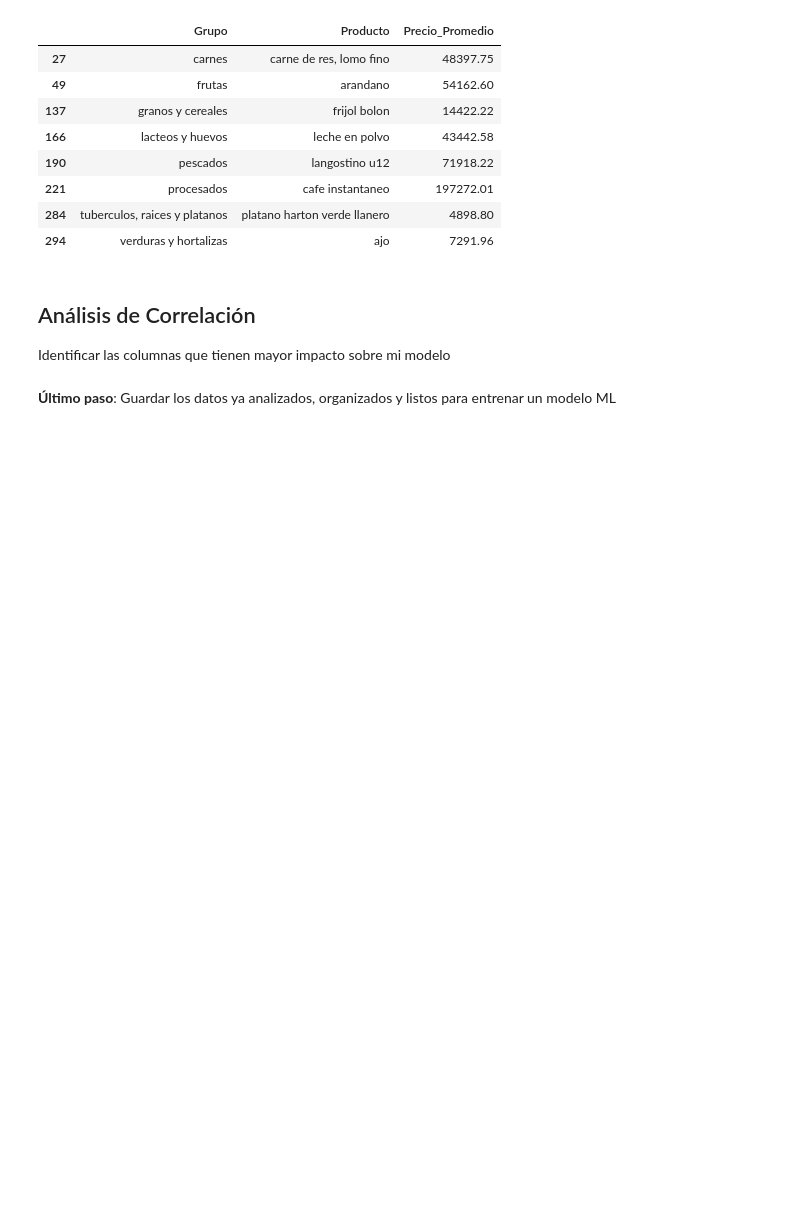
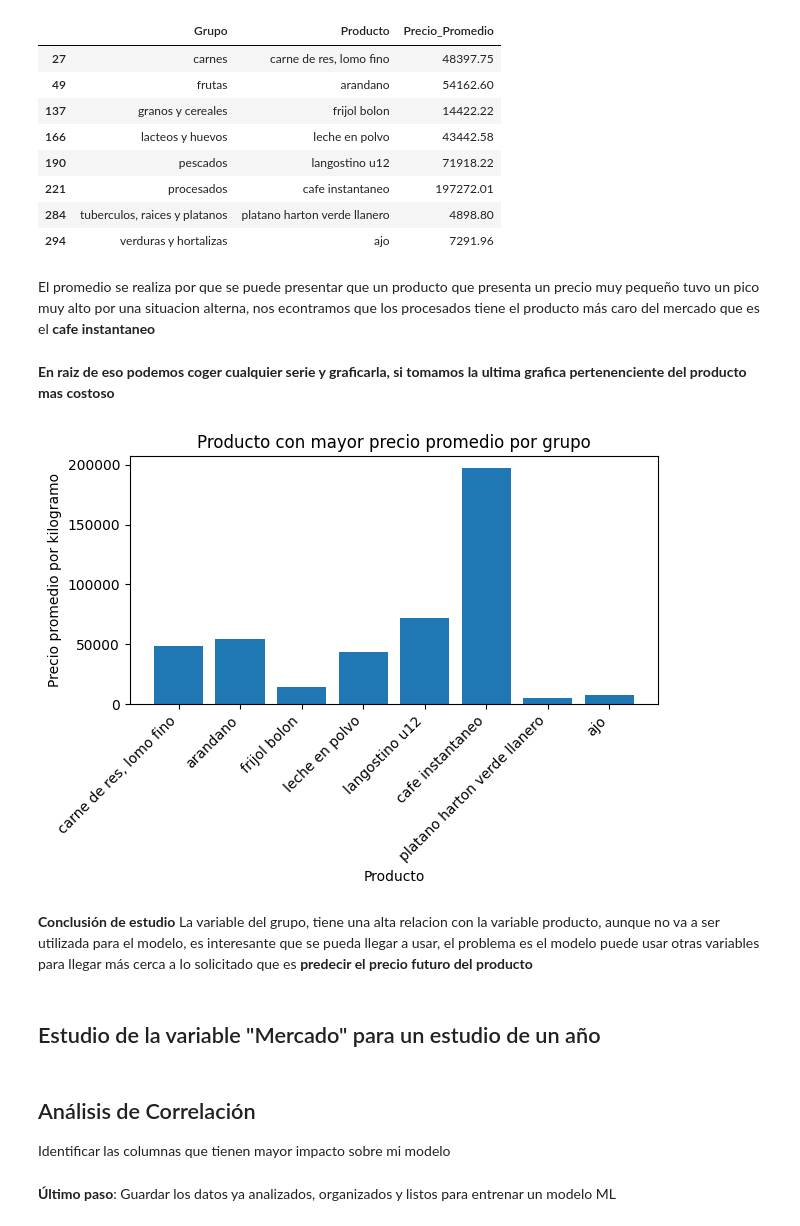
Before and after one commit to daniel-barona/proyecto_ciencia_datos, a Jupyter notebook: src/03_EDA.ipynb, the cells around one changed output. Drawn from its saved outputs; the diff is of its cells as text; code cells hidden in the pictures; blank space fills up the shorter version.

```diff
--- a/src/03_EDA.ipynb
+++ b/src/03_EDA.ipynb
@@ -200,6 +200,27 @@ productoCaroDelGrupo2026
 | 221 | procesados | cafe instantaneo | 197272.01 |
 | 284 | tuberculos, raices y platanos | platano harton verde llanero | 4898.80 |
 | 294 | verduras y hortalizas | ajo | 7291.96 |
+# %% [markdown]
+El promedio se realiza por que se puede presentar que un producto que presenta un precio muy pequeño tuvo un pico muy alto por una situacion alterna, nos econtramos que los procesados tiene el producto más caro del mercado que es el **cafe instantaneo**
+# %% [markdown]
+**En raiz de eso podemos coger cualquier serie y graficarla, si tomamos la ultima grafica pertenenciente del producto mas costoso**
+# %%
+plt.bar(
+    productoCaroDelGrupo2026['Producto'],
+    productoCaroDelGrupo2026['Precio_Promedio']
+)
+plt.title('Producto con mayor precio promedio por grupo')
+plt.xlabel('Producto')
+plt.ylabel('Precio promedio por kilogramo')
+plt.xticks(rotation=45, ha='right')
+plt.tight_layout()
+plt.show()
+# %% [output]
+[figure, added]
+# %% [markdown]
+**Conclusión de estudio** La variable del grupo, tiene una alta relacion con la variable producto, aunque no va a ser utilizada para el modelo, es interesante que se pueda llegar a usar, el problema es el modelo puede usar otras variables para llegar más cerca a lo solicitado que es **predecir el precio futuro del producto**
+# %% [markdown]
+## Estudio de la variable "Mercado" para un estudio de un año
 # %% [markdown]
 ## Análisis de Correlación
 
```
Also changed, not shown: parts of 2 cells of this notebook.
